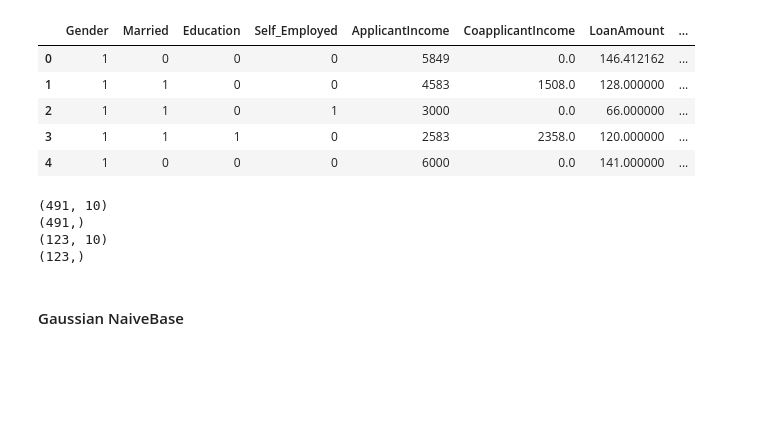
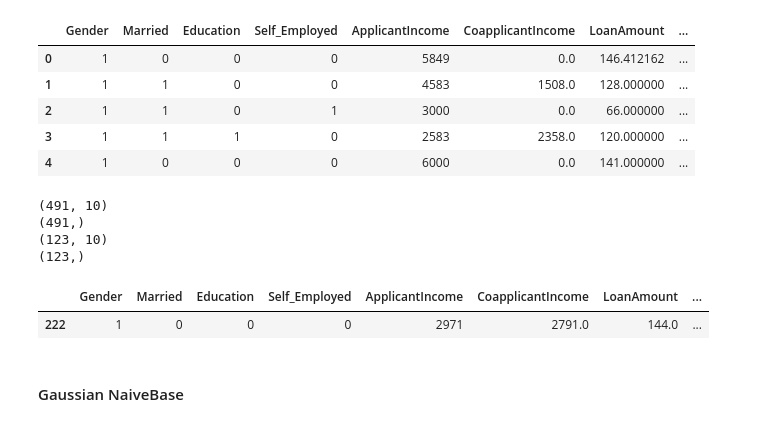
Before and after one commit to Keshtech2002/Loan_Prediction_System_with_Deployment, a Jupyter notebook: Bank_Loan_Prediction.ipynb, the cells around one changed output. Saved outputs shown, nothing was run; the diff lists cells and outputs as text; code cells hidden in the pictures; blank space fills up the shorter version.

Commit message:
loan prediction app

```diff
--- a/Bank_Loan_Prediction.ipynb
+++ b/Bank_Loan_Prediction.ipynb
@@ -178,9 +178,7 @@ train_data.head()
 | 3 | 1.0 | 1.0 | 1.0 | 0.0 | 2583 | 2358.0 | 120.000000 | ... |
 | 4 | 1.0 | 0.0 | 0.0 | 0.0 | 6000 | 0.0 | 141.000000 | ... |
 # %%
-train_data[["Gender",'Married','Education','Self_Employed','Property_Area','Loan_Status']] = train_data[
-    ["Gender",'Married','Education','Self_Employed','Property_Area','Loan_Status']
-].astype("int")
+train_data[["Gender",'Married','Education','Self_Employed','Property_Area','Loan_Status']] = train_data[["Gender",'Married','Education','Self_Employed','Property_Area','Loan_Status']].astype("int")
 # %%
 train_data.head()
 # %% [output]
@@ -205,6 +203,11 @@ print(y_test.shape)
 (491,)
 (123, 10)
 (123,)
+# %%
+X_train[0:1]
+# %% [output]
+|  | Gender | Married | Education | Self_Employed | ApplicantIncome | CoapplicantIncome | LoanAmount | ... |
+| 222 | 1 | 0 | 0 | 0 | 2971 | 2791.0 | 144.0 | ... |
 # %% [markdown]
 #### Gaussian NaiveBase
 # %%
```
Also changed, not shown: parts of 3 cells of this notebook, 7 other files.
